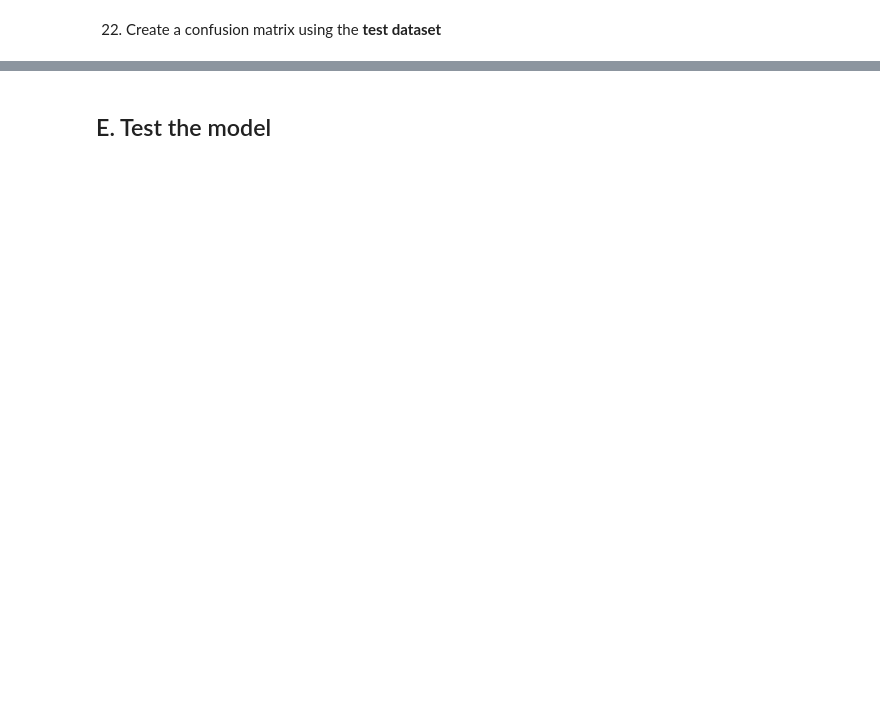
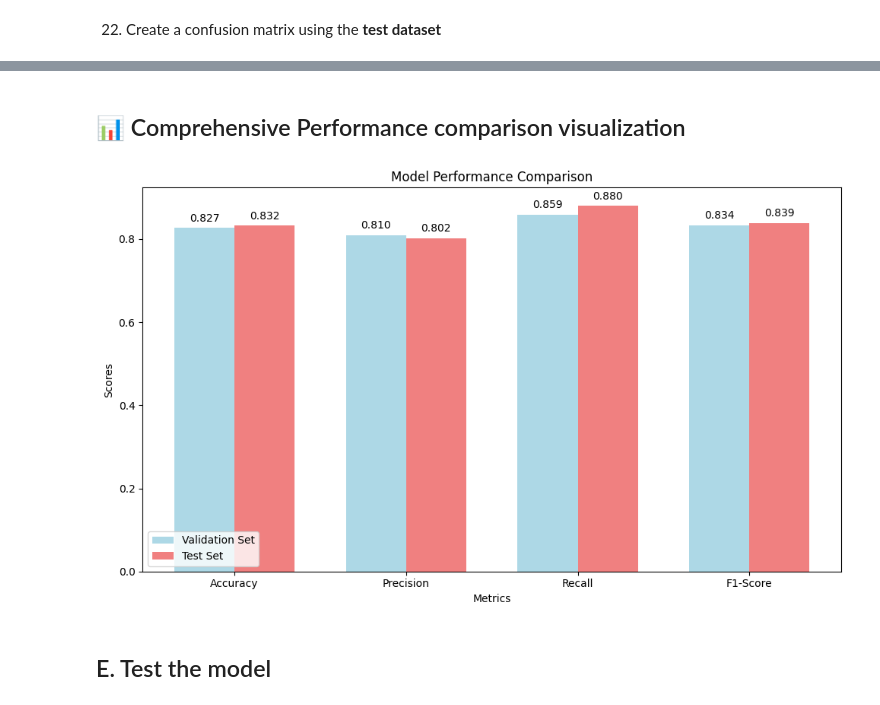
Before and after one commit to flexycode/CCMACLRL_EXERCISES_COM231ML, a Jupyter notebook: Lab/Lab-Exercise-4/Exercise4.ipynb, the cells around one changed output, grey strips where cells are left out. Drawn from its saved outputs; the diff is of its cells as text; code cells hidden in the pictures; blank space fills up the shorter version.

```diff
--- a/Lab/Lab-Exercise-4/Exercise4.ipynb
+++ b/Lab/Lab-Exercise-4/Exercise4.ipynb
@@ -171,2 +407,34 @@ Put the converted data to **X_train_transformed** variable
+# %% [markdown]
+## 📊 Comprehensive Performance comparison visualization
+# %%
+# Create a comprehensive performance comparison visualization
+metrics = ['Accuracy', 'Precision', 'Recall', 'F1-Score']
+validation_scores = [accuracy_val, precision_val, recall_val, f1_val]
+test_scores = [accuracy_test, precision_test, recall_test, f1_test]
+
+x = np.arange(len(metrics))
+width = 0.35
+
+plt.figure(figsize=(10, 6))
+bars1 = plt.bar(x - width/2, validation_scores, width, label='Validation Set', color='lightblue')
+bars2 = plt.bar(x + width/2, test_scores, width, label='Test Set', color='lightcoral')
+
+plt.xlabel('Metrics')
+plt.ylabel('Scores')
+plt.title('Model Performance Comparison')
+plt.xticks(x, metrics)
+plt.legend()
+
+# Add value labels on top of bars
+for bars in [bars1, bars2]:
+    for bar in bars:
+        height = bar.get_height()
+        plt.text(bar.get_x() + bar.get_width()/2., height + 0.01,
+                 f'{height:.3f}', ha='center', va='bottom')
+
+plt.tight_layout()
+plt.show()
+# %% [output]
+[figure, added]
 # %% [markdown]
 ## E. Test the model
```
Also changed, not shown: parts of 65 cells of this notebook.
